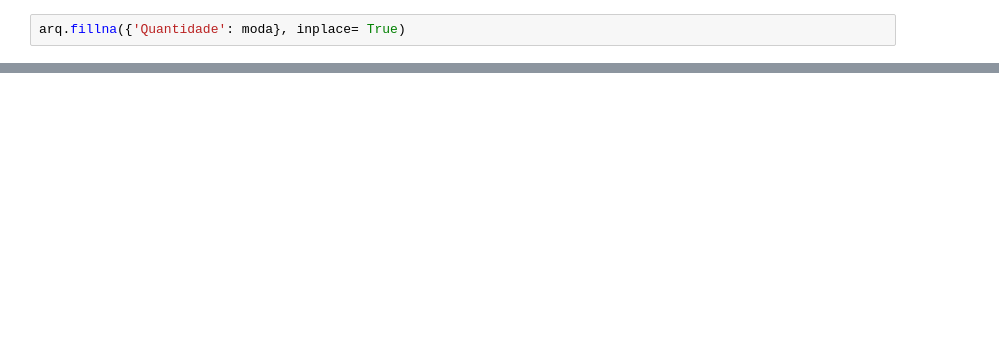
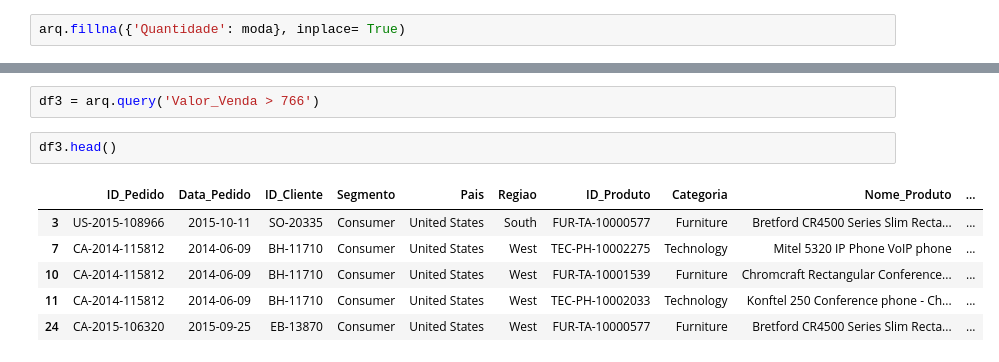
Before and after one commit to Kadu96/DSA-Intro_Python_Analitcs, a Jupyter notebook: PythonDSA/Cap10/Pandas.ipynb, the cells around one changed output, grey strips where cells are left out. Saved outputs shown, nothing was run; the diff lists cells and outputs as text; blank space fills up the shorter version.

```diff
--- a/PythonDSA/Cap10/Pandas.ipynb
+++ b/PythonDSA/Cap10/Pandas.ipynb
@@ -139,0 +197,11 @@ np.Valor_Venda.describe()
+# %%
+df3 = arq.query('Valor_Venda > 766')
+# %%
+df3.head()
+# %% [output]
+|  | ID_Pedido | Data_Pedido | ID_Cliente | Segmento | Pais | Regiao | ID_Produto | Categoria | Nome_Produto | ... |
+| 3 | US-2015-108966 | 2015-10-11 | SO-20335 | Consumer | United States | South | FUR-TA-10000577 | Furniture | Bretford CR4500 Series Slim Recta... | ... |
+| 7 | CA-2014-115812 | 2014-06-09 | BH-11710 | Consumer | United States | West | TEC-PH-10002275 | Technology | Mitel 5320 IP Phone VoIP phone | ... |
+| 10 | CA-2014-115812 | 2014-06-09 | BH-11710 | Consumer | United States | West | FUR-TA-10001539 | Furniture | Chromcraft Rectangular Conference... | ... |
+| 11 | CA-2014-115812 | 2014-06-09 | BH-11710 | Consumer | United States | West | TEC-PH-10002033 | Technology | Konftel 250 Conference phone - Ch... | ... |
+| 24 | CA-2015-106320 | 2015-09-25 | EB-13870 | Consumer | United States | West | FUR-TA-10000577 | Furniture | Bretford CR4500 Series Slim Recta... | ... |
```
Also changed, not shown: parts of 8 cells of this notebook.
